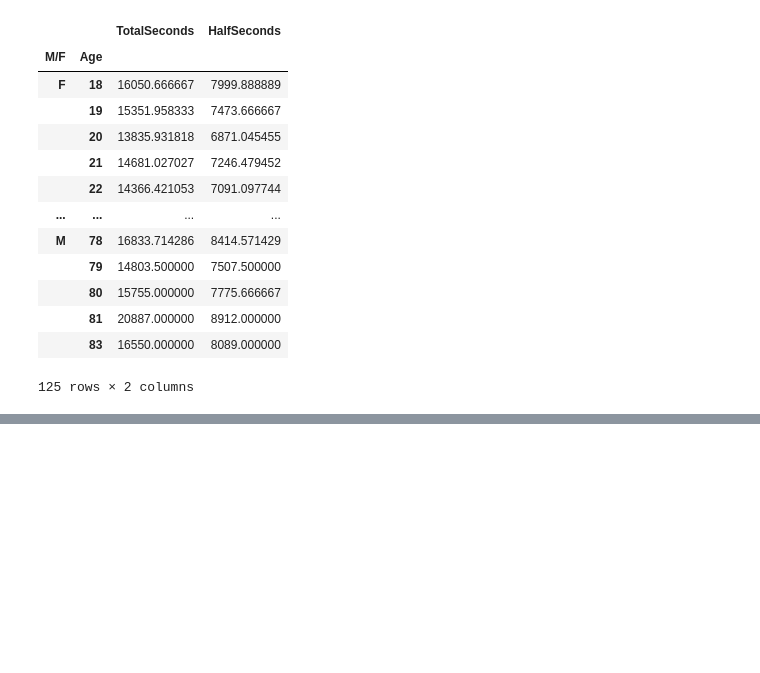
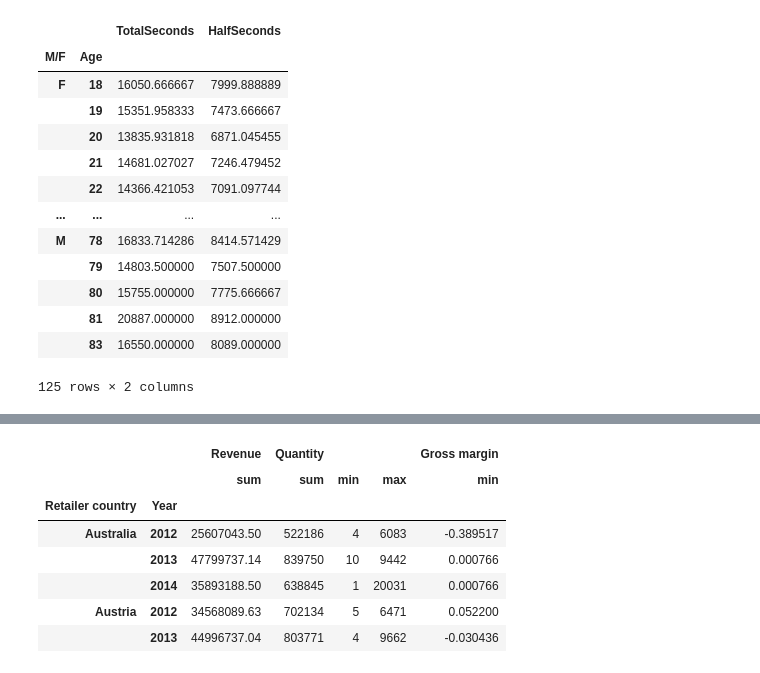
Before and after one commit to Szafranerio/Data_InDepth, a Jupyter notebook: Pandas/Pandas_GroupBy.ipynb, the cells around one changed output, grey strips where cells are left out. Cells and saved outputs as stored; diff of their text form; code cells hidden in the pictures; blank space fills up the shorter version.

```diff
--- a/Pandas/Pandas_GroupBy.ipynb
+++ b/Pandas/Pandas_GroupBy.ipynb
@@ -530,0 +533,4 @@ sex_age.get_group(('M', 25)).head()
+# %%
+data = pd.read_csv('./data/WA_Sales_Products_2012-14.csv')
+groups = data.groupby(by=['Retailer country', 'Year'])
+groups.size()
@@ -530,0 +594,12 @@ sex_age.get_group(('M', 25)).head()
+# %%
+#Also you can make more calculation for one column
+groups.agg({'Revenue': 'sum', "Quantity": ['sum', 'min', 'max'], 'Gross margin': min}).head()
+# %% [output]
+|  |  | Revenue | Quantity |  |  | Gross margin |
+|  |  | sum | sum | min | max | min |
+| Retailer country | Year |  |  |  |  |  |
+| Australia | 2012 | 25607043.50 | 522186 | 4 | 6083 | -0.389517 |
+|  | 2013 | 47799737.14 | 839750 | 10 | 9442 | 0.000766 |
+|  | 2014 | 35893188.50 | 638845 | 1 | 20031 | 0.000766 |
+| Austria | 2012 | 34568089.63 | 702134 | 5 | 6471 | 0.052200 |
+|  | 2013 | 44996737.04 | 803771 | 4 | 9662 | -0.030436 |
```
Also changed, not shown: parts of 11 cells of this notebook.
